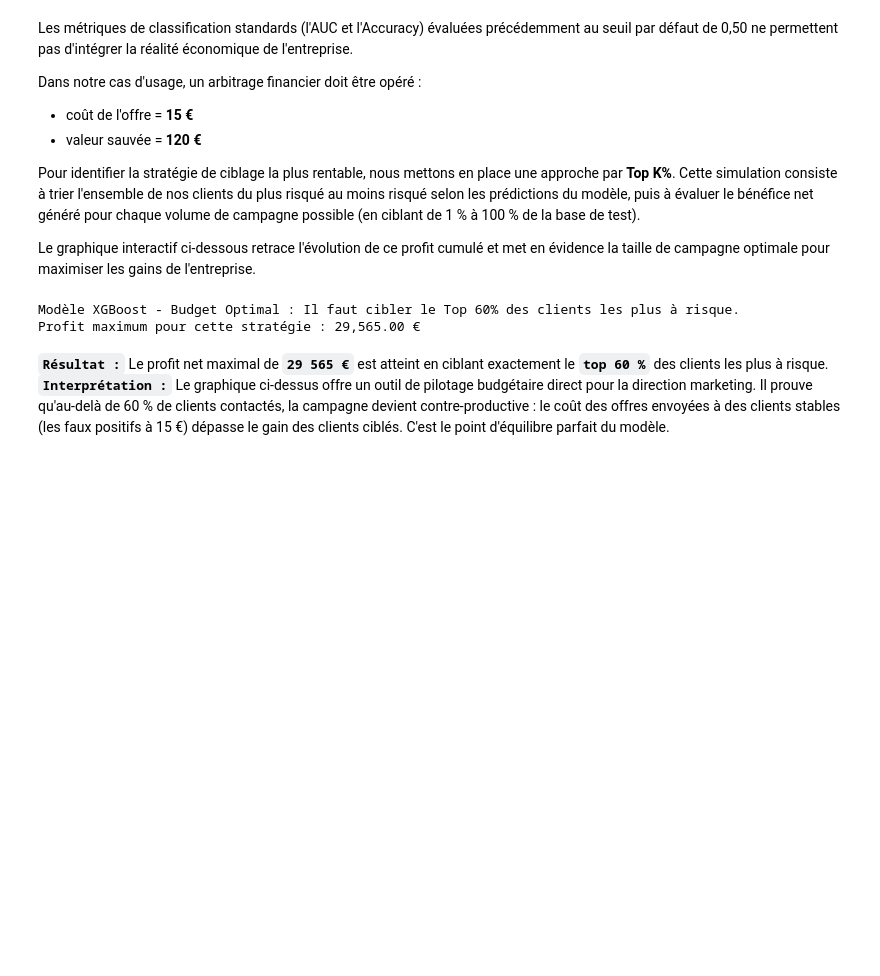
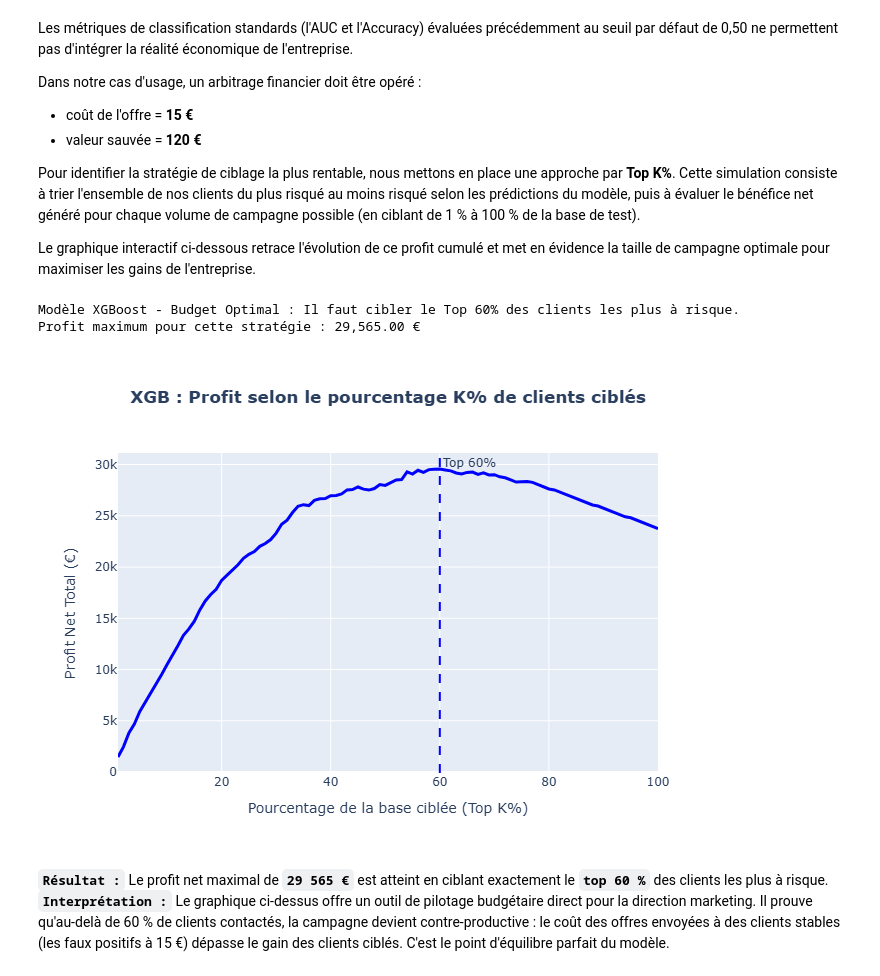
Before and after one commit to ncherfi-lab/Scoring-de-churn-client, a Jupyter notebook: notebooks/03_finetuned_model.ipynb, the cells around one changed output. Saved outputs shown, nothing was run; the diff lists cells and outputs as text; code cells hidden in the pictures; blank space fills up the shorter version.

```diff
--- a/notebooks/03_finetuned_model.ipynb
+++ b/notebooks/03_finetuned_model.ipynb
@@ -425,21 +413,22 @@ Pour identifier la stratégie de ciblage la plus rentable, nous mettons en place
 
 Le graphique interactif ci-dessous retrace l'évolution de ce profit cumulé et met en évidence la taille de campagne optimale pour maximiser les gains de l'entreprise.
 # %%
-cout_offre=15
-valeur_sauvee=120
+cout_offre:float=15
+valeur_sauvee:float=120
 
 #probabiliés
 y_pred_proba_XGB = searchCV_xgb.predict_proba(X_test)[:, 1]
 
 seuil_optimal_XGB, profit_max_XGB, profits_XGB = simuler_profits_top_k(y_test, y_pred_proba_XGB, cout_offre, valeur_sauvee)
 
 print(f"Modèle XGBoost - Budget Optimal : Il faut cibler le Top {seuil_optimal_XGB}% des clients les plus à risque.")
 print(f"Profit maximum pour cette stratégie : {profit_max_XGB:,.2f} €")
 
 tracer_courbes_profit_top_k(profits_XGB, "XGB", seuil_optimal_XGB)
 # %% [output]
 Modèle XGBoost - Budget Optimal : Il faut cibler le Top 60% des clients les plus à risque.
 Profit maximum pour cette stratégie : 29,565.00 €
+[figure, added]
 # %% [markdown]
 **`Résultat :`** Le profit net maximal de **`29 565 €`** est atteint en ciblant exactement le **`top 60 %`** des clients les plus à risque.
 **`Interprétation :`** Le graphique ci-dessus offre un outil de pilotage budgétaire direct pour la direction marketing. Il prouve qu'au-delà de 60 % de clients contactés, la campagne devient contre-productive : le coût des offres envoyées à des clients stables (les faux positifs à 15 €) dépasse le gain des clients ciblés. C'est le point d'équilibre parfait du modèle.
```
Also changed, not shown: parts of 14 cells of this notebook, 1 other file.
